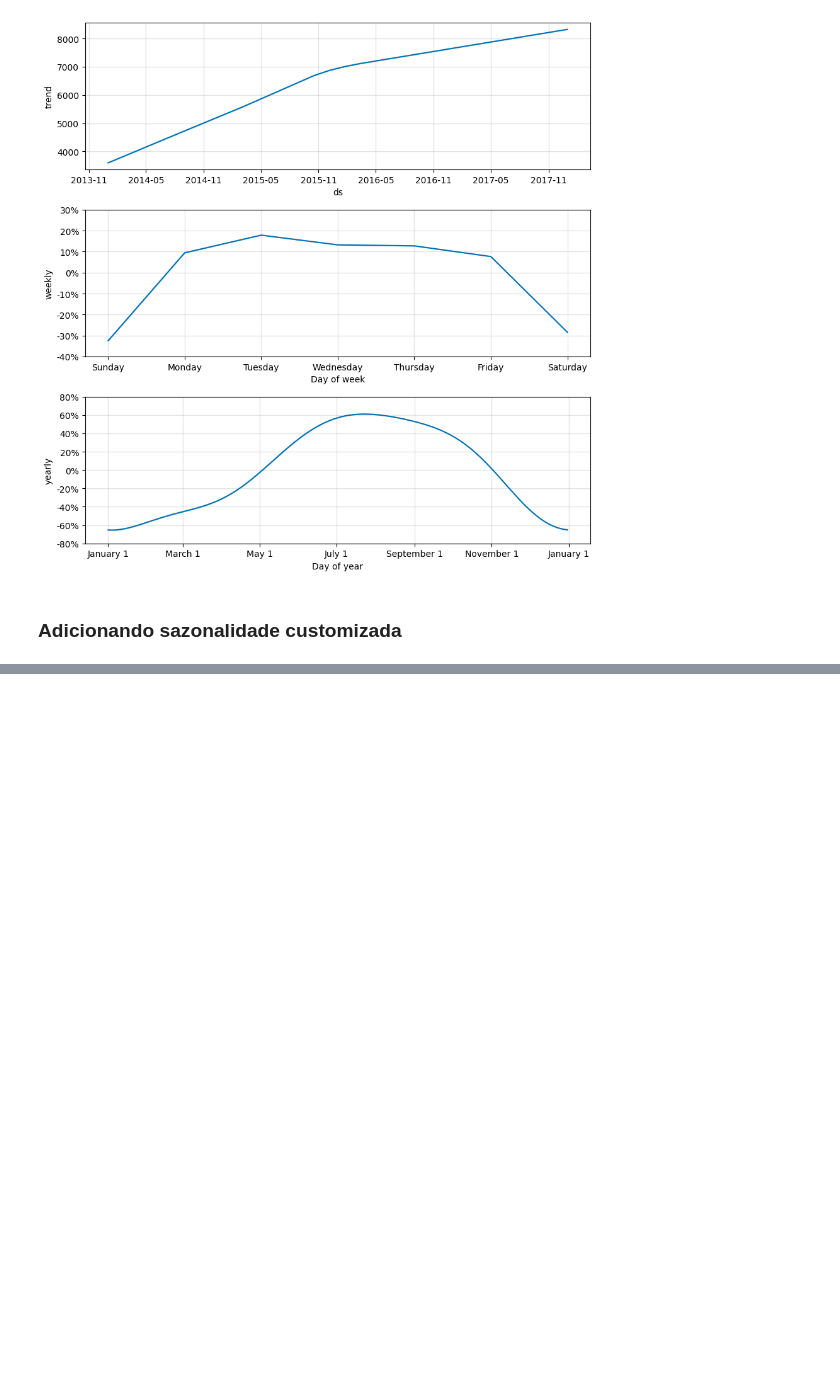
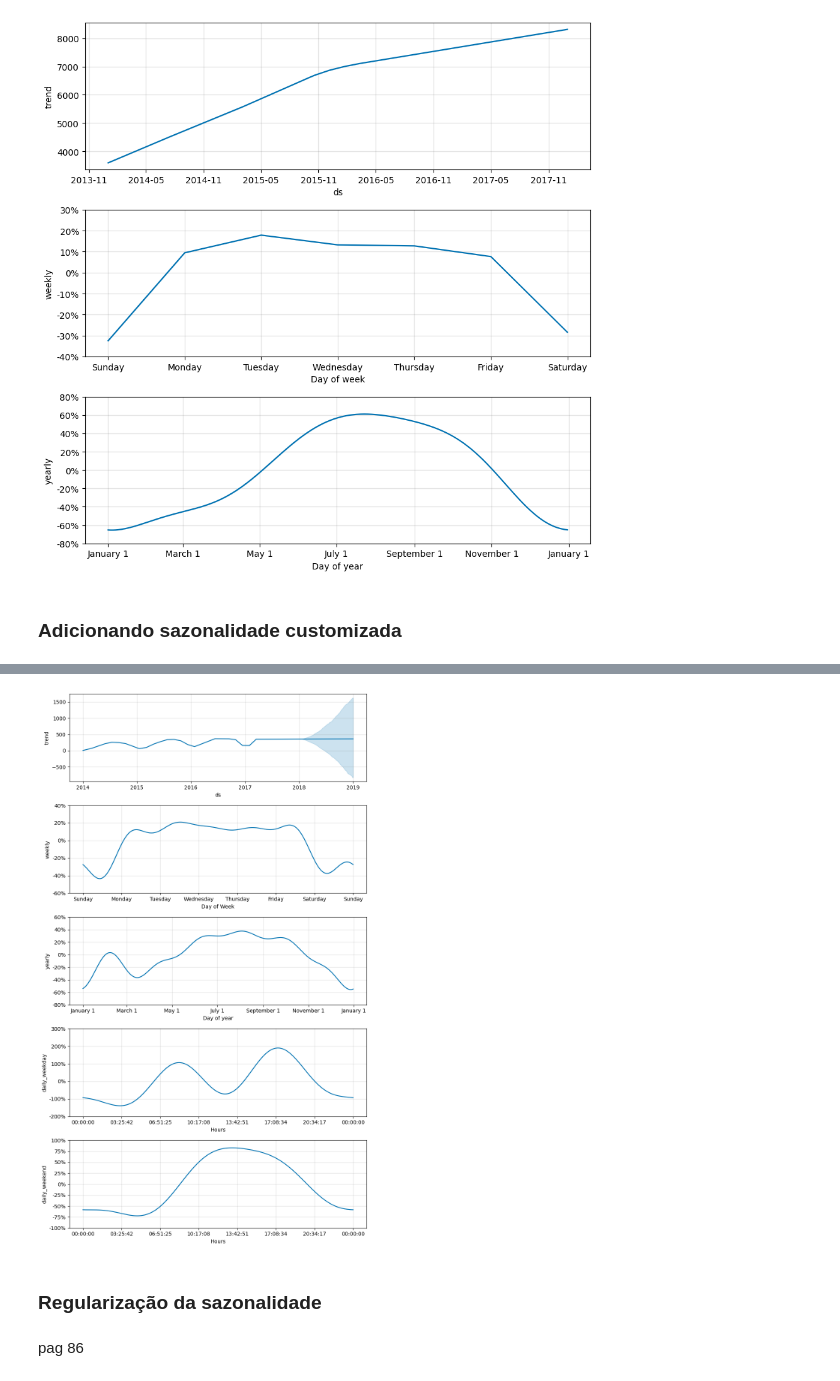
Before and after one commit to rodolphomacedo/prophet, a Jupyter notebook: Cap4 - Sazonalidade.ipynb, the cells around one changed output, grey strips where cells are left out. Saved outputs shown, nothing was run; the diff lists cells and outputs as text; code cells hidden in the pictures; blank space fills up the shorter version.

```diff
--- a/Cap4 - Sazonalidade.ipynb
+++ b/Cap4 - Sazonalidade.ipynb
@@ -138,0 +216,9 @@ pg 78
+# %%
+def is_weekend(ds):
+    date = pd.to_datetime(ds)
+    return (date.dayofweek == 5 or date.dayofweek == 6)
+# %%
+df['weekend'] = df['ds'].apply(is_weekend)
+df['weekday'] = ~df['ds'].apply(is_weekend)  # O operador ~ inverte o sinal booleano
+
+df.head()
@@ -138,0 +232,21 @@ pg 78
+# %%
+#  Adicionando as sazonalidades condicionais diárias
+
+model = Prophet(seasonality_mode='multiplicative',
+               yearly_seasonality=6,  # Números que o autor julgou serem bons - Testando
+               weekly_seasonality=6,  # Números que o autor julgou serem bons - Testando
+               daily_seasonality=False  # Será utilizado sazonalidades diárias condicionais no lugar dessa.
+               )
+
+model.add_seasonality(name='daily_weekend',
+                      period=1,
+                      fourier_order=3,
+                      condition_name='weekend'
+                     )
+
+model.add_seasonality(name='daily_weekday',
+                      period=1,
+                      fourier_order=3,
+                      condition_name='weekday'
+                     )
+model.fit(df)
@@ -138,0 +257,17 @@ pg 78
+# %%
+#  Construindo os dados futuros
+# =============================
+
+future = model.make_future_dataframe(periods=365 * 24, freq='h')
+future['weekend'] = future['ds'].apply(is_weekend)
+future['weekday'] = future['ds'].apply(is_weekend)
+forecast = model.predict(future)
+# %%
+fig = model.plot_components(forecast)
+plt.show()
+# %% [output]
+[figure, added]
+# %% [markdown]
+### Regularização da sazonalidade
+# %% [markdown]
+pag 86
```
Also changed, not shown: parts of 16 cells of this notebook.
